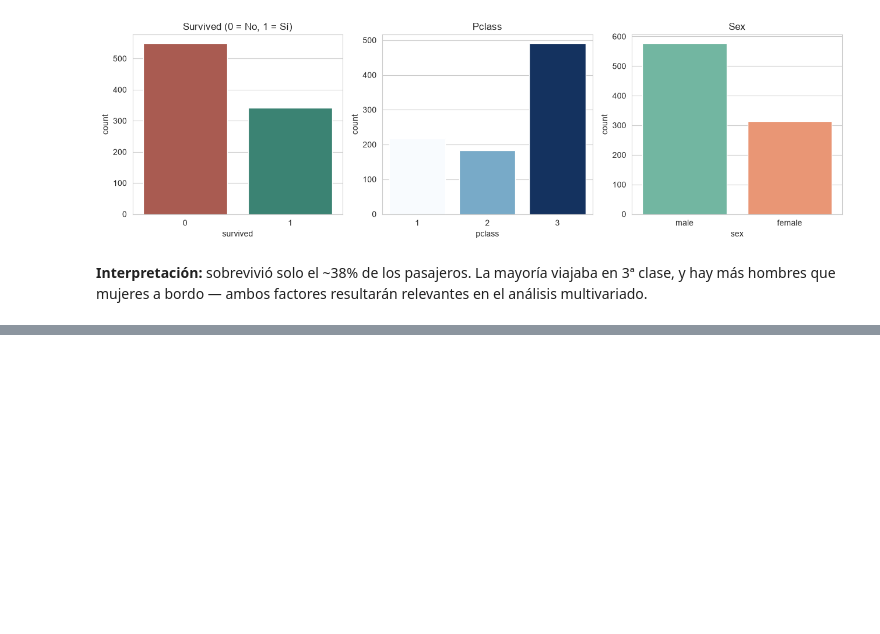
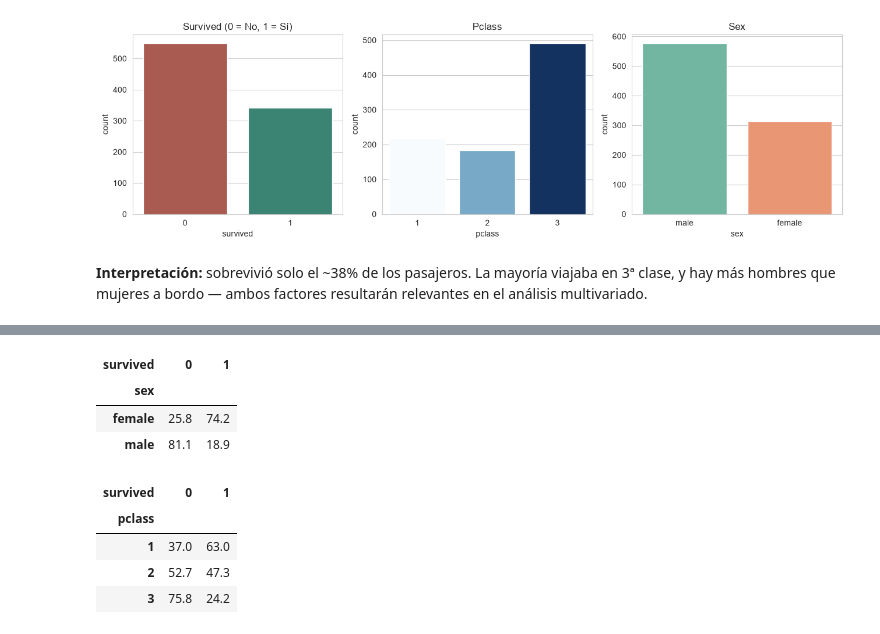
Before and after one commit to Xantyagoh/grupo3-analisis-datos, a Jupyter notebook: notebooks/02_eda.ipynb, the cells around one changed output, grey strips where cells are left out. Cells and saved outputs as stored; diff of their text form; code cells hidden in the pictures; blank space fills up the shorter version.

```diff
--- a/notebooks/02_eda.ipynb
+++ b/notebooks/02_eda.ipynb
@@ -128,0 +140,15 @@ plt.show()
+# %%
+pd.crosstab(titanic['sex'], titanic['survived'], normalize='index').round(3) * 100
+# %% [output]
+| survived | 0 | 1 |
+| sex |  |  |
+| female | 25.8 | 74.2 |
+| male | 81.1 | 18.9 |
+# %%
+pd.crosstab(titanic['pclass'], titanic['survived'], normalize='index').round(3) * 100
+# %% [output]
+| survived | 0 | 1 |
+| pclass |  |  |
+| 1 | 37.0 | 63.0 |
+| 2 | 52.7 | 47.3 |
+| 3 | 75.8 | 24.2 |
```
Also changed, not shown: parts of 4 cells of this notebook.
